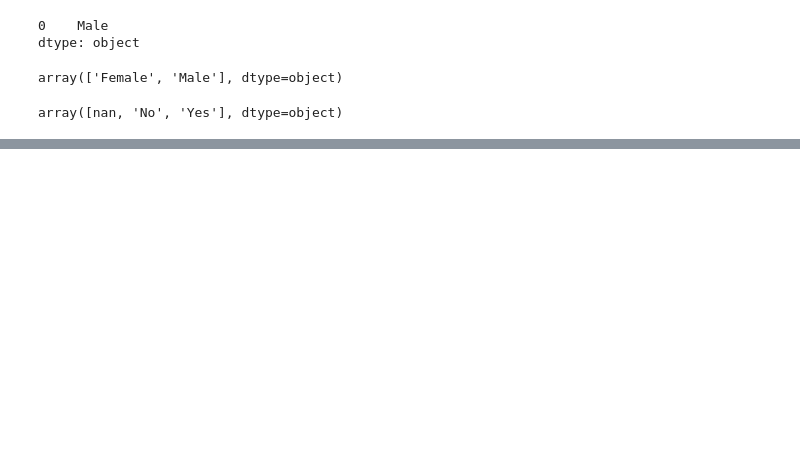
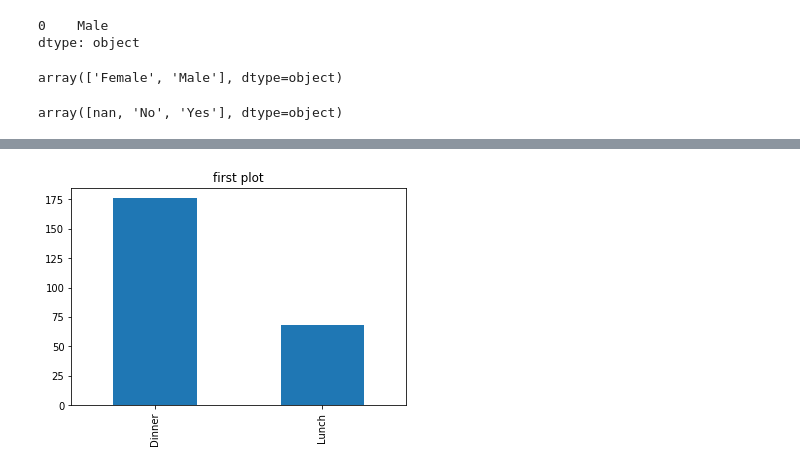
Before and after one commit to YOUNGitacina/Data-mining-course, a Jupyter notebook: DataUnd/Du_class.ipynb, the cells around one changed output, grey strips where cells are left out. Drawn from its saved outputs; the diff is of its cells as text; code cells hidden in the pictures; blank space fills up the shorter version.

```diff
--- a/DataUnd/Du_class.ipynb
+++ b/DataUnd/Du_class.ipynb
@@ -182,0 +217,6 @@ array([nan, 'No', 'Yes'], dtype=object)
+# %%
+join_df['time'].value_counts().plot(kind='bar', title='first plot')
+plt.show()
+#also save i .jpg
+# %% [output]
+[figure, added]
```
Also changed, not shown: parts of 7 cells of this notebook.
